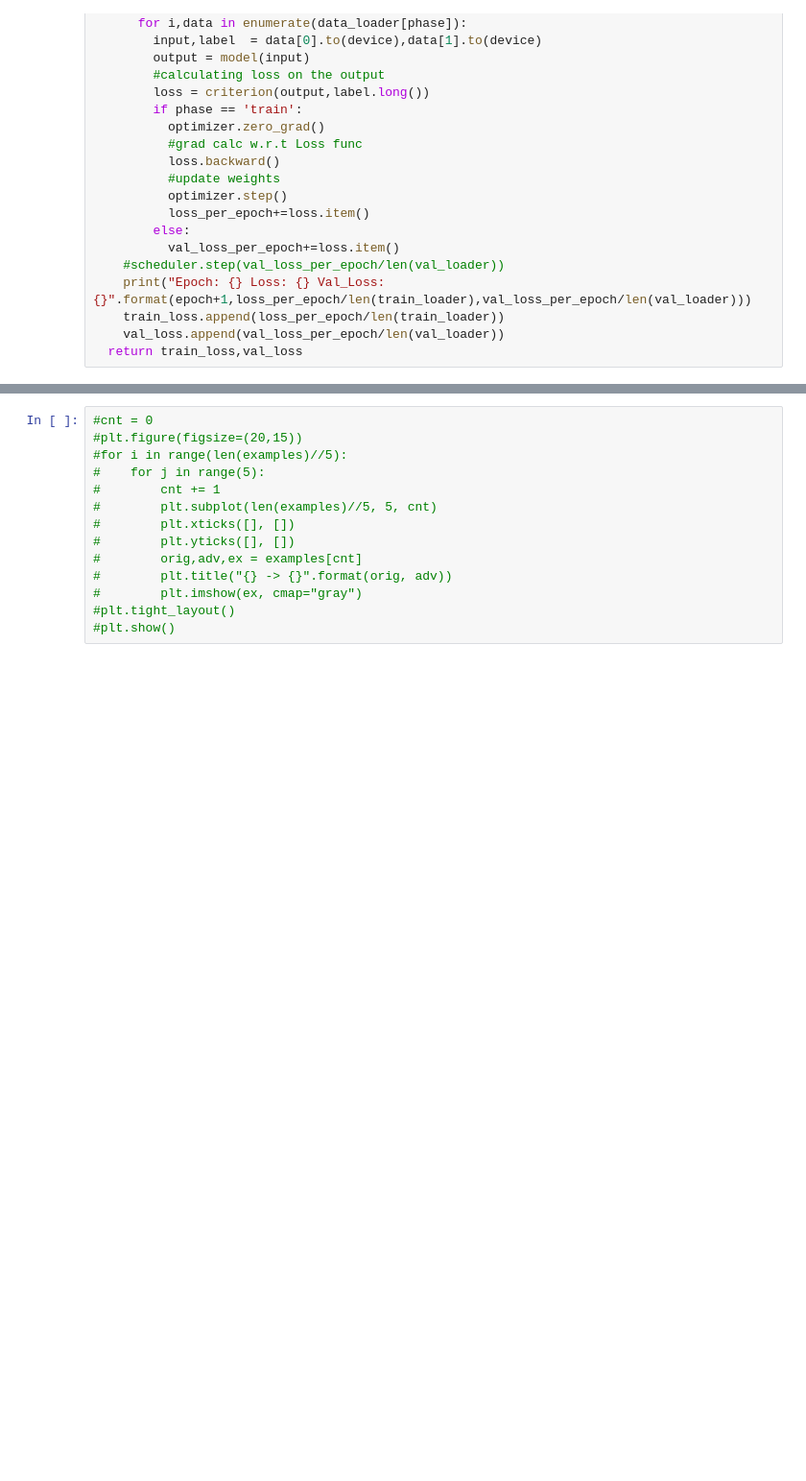
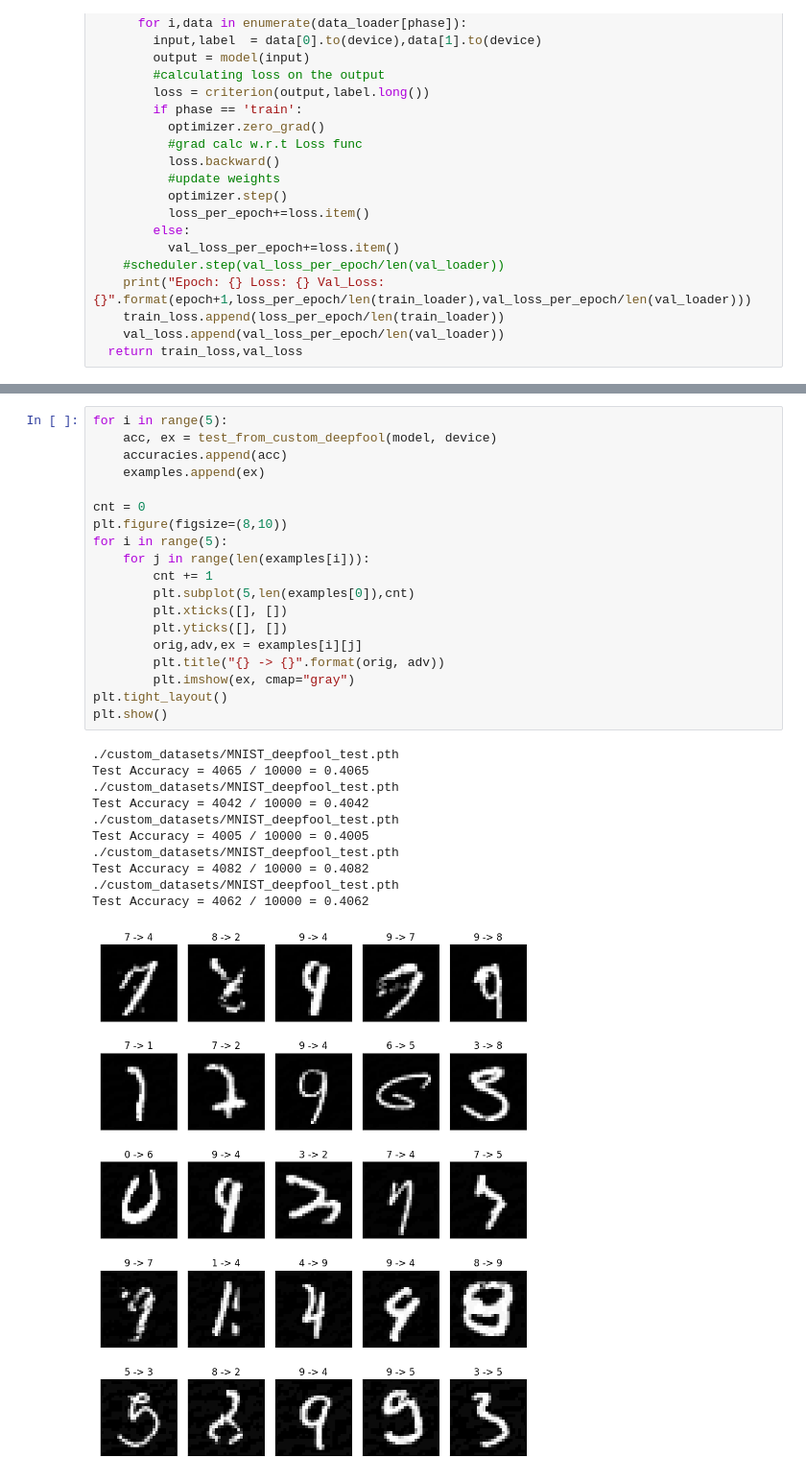
Before and after one commit to joseedilsm/TCC, a Jupyter notebook: Exp1_MNIST.ipynb, the cells around one changed output, grey strips where cells are left out. Shown at 96% size. Cells and saved outputs as stored; diff of their text form; blank space fills up the shorter version.

```diff
--- a/Exp1_MNIST.ipynb
+++ b/Exp1_MNIST.ipynb
@@ -208,14 +282,31 @@ Test Accuracy = 9919 / 10000 = 0.9919
 # %%
-#cnt = 0
-#plt.figure(figsize=(20,15))
-#for i in range(len(examples)//5):
-#    for j in range(5):
-#        cnt += 1
-#        plt.subplot(len(examples)//5, 5, cnt)
-#        plt.xticks([], [])
-#        plt.yticks([], [])
-#        orig,adv,ex = examples[cnt]
-#        plt.title("{} -> {}".format(orig, adv))
-#        plt.imshow(ex, cmap="gray")
-#plt.tight_layout()
-#plt.show()
+for i in range(5):
+    acc, ex = test_from_custom_deepfool(model, device)
+    accuracies.append(acc)
+    examples.append(ex)
+
+cnt = 0
+plt.figure(figsize=(8,10))
+for i in range(5):
+    for j in range(len(examples[i])):
+        cnt += 1
+        plt.subplot(5,len(examples[0]),cnt)
+        plt.xticks([], [])
+        plt.yticks([], [])
+        orig,adv,ex = examples[i][j]
+        plt.title("{} -> {}".format(orig, adv))
+        plt.imshow(ex, cmap="gray")
+plt.tight_layout()
+plt.show()
+# %% [output]
+./custom_datasets/MNIST_deepfool_test.pth
+Test Accuracy = 4065 / 10000 = 0.4065
+./custom_datasets/MNIST_deepfool_test.pth
+Test Accuracy = 4042 / 10000 = 0.4042
+./custom_datasets/MNIST_deepfool_test.pth
+Test Accuracy = 4005 / 10000 = 0.4005
+./custom_datasets/MNIST_deepfool_test.pth
+Test Accuracy = 4082 / 10000 = 0.4082
+./custom_datasets/MNIST_deepfool_test.pth
+Test Accuracy = 4062 / 10000 = 0.4062
+[figure, added]
```
Also changed, not shown: parts of 15 cells of this notebook, 7 other files.
